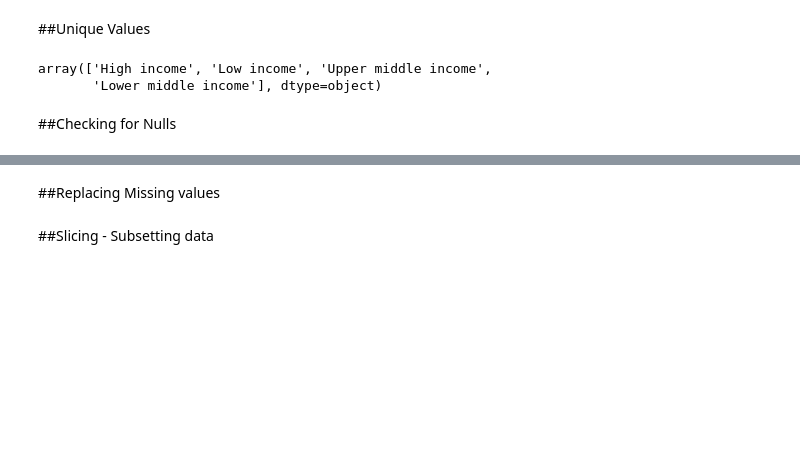
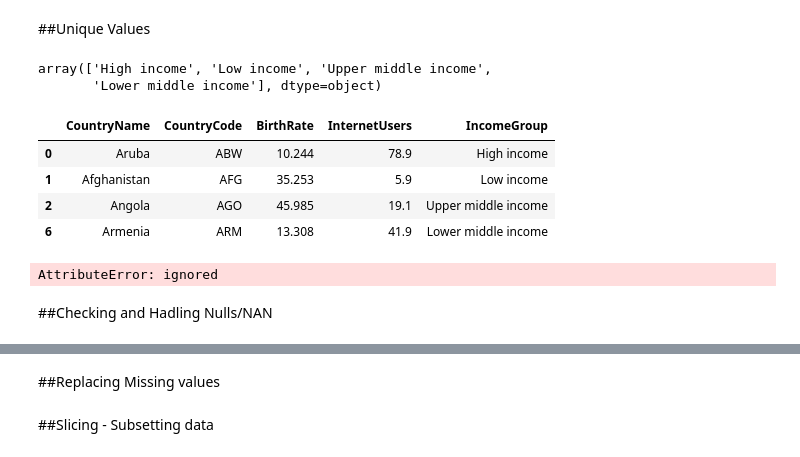
Before and after one commit to Leandro-Oak/PYTHON, a Jupyter notebook: Pandas_Udemy.ipynb, the cells around one changed output, grey strips where cells are left out. Cells and saved outputs as stored; diff of their text form; code cells hidden in the pictures; blank space fills up the shorter version.

```diff
--- a/Pandas_Udemy.ipynb
+++ b/Pandas_Udemy.ipynb
@@ -169,7 +226,22 @@ data.IncomeGroup.unique()
 # %% [output]
 array(['High income', 'Low income', 'Upper middle income',
        'Lower middle income'], dtype=object)
+# %%
+#To get unique values in a dataframe based on the columns use drop duplicates
+data.drop_duplicates(subset = ['IncomeGroup'])
+# %% [output]
+|  | CountryName | CountryCode | BirthRate | InternetUsers | IncomeGroup |
+| 0 | Aruba | ABW | 10.244 | 78.9 | High income |
+| 1 | Afghanistan | AFG | 35.253 | 5.9 | Low income |
+| 2 | Angola | AGO | 45.985 | 19.1 | Upper middle income |
+| 6 | Armenia | ARM | 13.308 | 41.9 | Lower middle income |
+# %%
+#To get a list of the unique categorical values in a column
+#Just work for categorical values(Need to change the datatype from object to categorical)
+data['IncomeGroup'].cat.categories
+# %% [output]
+AttributeError: ignored
 # %% [markdown]
-##Checking for Nulls
+##Checking and Hadling  Nulls/NAN
 # %%
 data.isnull().sum()
```
Also changed, not shown: parts of 43 cells of this notebook.
